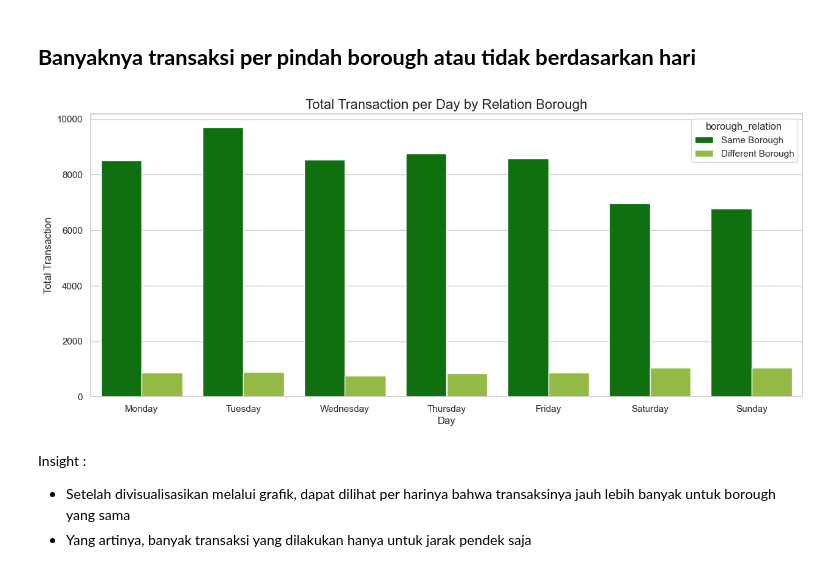
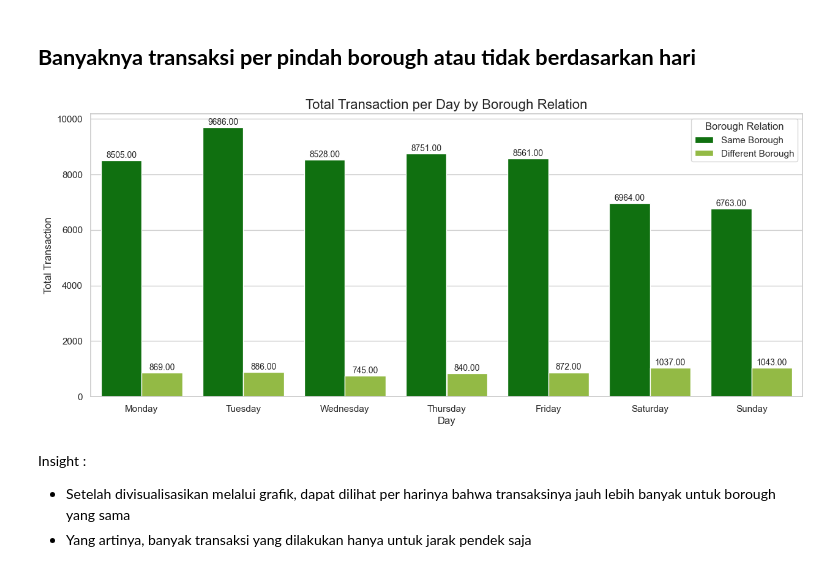
Before and after one commit to ariqr11/capstone2_purwadhika, a Jupyter notebook: DataAnalysis.ipynb, the cells around one changed output. Cells and saved outputs as stored; diff of their text form; code cells hidden in the pictures.

```diff
--- a/DataAnalysis.ipynb
+++ b/DataAnalysis.ipynb
@@ -340,8 +346,14 @@ Insight :
 df_time = df.groupby('time_of_day').size().reset_index(name='count')
 cols = ['grey' if (x < max(df_time['count'])) else 'green' for x in df_time['count']]
 df_time = df_time.sort_values('count',ascending=False)
-sns.barplot(x=df_time['time_of_day'],y=df_time['count'],errorbar=('ci',0),palette=cols)
+ax = sns.barplot(x=df_time['time_of_day'],y=df_time['count'],errorbar=('ci',0),palette=cols)
 
+for bar in ax.patches:
+    ax.annotate(format(bar.get_height(), '.2f'),
+                   (bar.get_x() + bar.get_width() / 2,
+                   bar.get_height()), ha='center', va='center',
+                   size=10, xytext=(0, 6),
+                   textcoords='offset points')
 plt.xlabel('Time of Day')
 plt.ylabel('Total Transaction')
 plt.title('Transaction by Time of Day')
@@ -363,7 +375,14 @@ plt.figure(figsize=(10, 6))  # Set the figure size
 df_borough = df.groupby('pickup_borough').size().reset_index(name='count')
 df_borough = df_borough.sort_values('count',ascending=False)
 cols = ['grey' if (x < max(df_borough['count'])) else 'green' for x in df_borough['count']]
-sns.barplot(x=df_borough['pickup_borough'],y=df_borough['count'],errorbar=('ci',0),palette=cols)
+ax = sns.barplot(x=df_borough['pickup_borough'],y=df_borough['count'],errorbar=('ci',0),palette=cols)
+
+for bar in ax.patches:
+    ax.annotate(format(bar.get_height(), '.2f'),
+                   (bar.get_x() + bar.get_width() / 2,
+                   bar.get_height()), ha='center', va='center',
+                   size=10, xytext=(0, 6),
+                   textcoords='offset points')
 
 plt.xlabel('Pickup Borough')
 plt.ylabel('Total Transaction')
@@ -381,20 +400,28 @@ Insight :
 # %%
 plt.figure(figsize = (15,6))
 
 # menambahkan kolom untuk menentukan apakah perjalannya lintas borough atau tidak
 df['borough_relation'] = df.apply(lambda row: 'Same Borough' if row['pickup_borough'] == row['dropoff_borough'] else 'Different Borough', axis=1)
 palette = {
     'Same Borough': 'green',
     'Different Borough': 'yellowgreen'
 }
-sns.barplot(x=df['day'],y=df.index,hue=df['borough_relation'],estimator=len,errorbar=('ci',0),order=day_order,palette=palette)
+ax = sns.barplot(x=df['day'],y=df.index,hue=df['borough_relation'],estimator=len,errorbar=('ci',0),order=day_order,palette=palette)
+
+for bar in ax.patches:
+    ax.annotate(format(bar.get_height(), '.2f'),
+                   (bar.get_x() + bar.get_width() / 2,
+                   bar.get_height()), ha='center', va='center',
+                   size=10, xytext=(0, 6),
+                   textcoords='offset points')
 plt.ylabel('Total Transaction')
 plt.xlabel('Day')
-plt.title('Total Transaction per Day by Relation Borough', fontsize=16)
+plt.legend(title='Borough Relation')
+plt.title('Total Transaction per Day by Borough Relation', fontsize=16)
 
 plt.show();
 # %% [output]
-[figure, old version]
+[figure, new version]
 # %% [markdown]
 Insight :
 
```
Also changed, not shown: parts of 33 cells of this notebook, 4 other files.
